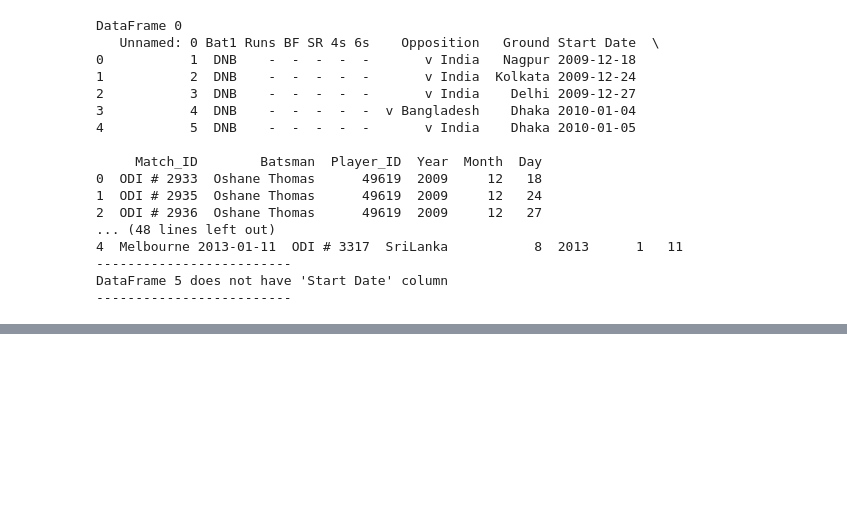
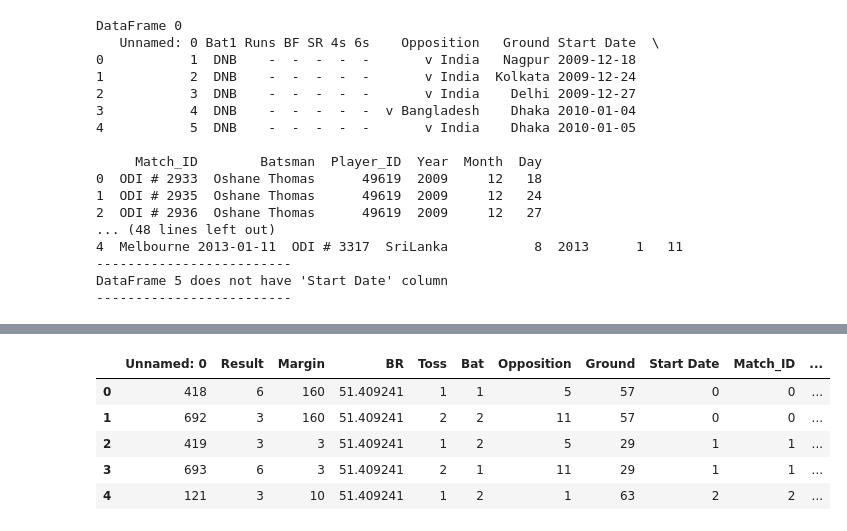
Before and after one commit to JaveriaIrfan686/Cricket-Player-Performance-Prediction-using-machine-learning, a Jupyter notebook: Cricket Player Performance Predict.ipynb, the cells around one changed output, grey strips where cells are left out. Cells and saved outputs as stored; diff of their text form; code cells hidden in the pictures; blank space fills up the shorter version.

```diff
--- a/Cricket Player Performance Predict.ipynb
+++ b/Cricket Player Performance Predict.ipynb
@@ -585,0 +656,10 @@ bowlerData_df.head()
+# %%
+#checked encoded dataset
+ODIMatchResults_df.head()
+# %% [output]
+|  | Unnamed: 0 | Result | Margin | BR | Toss | Bat | Opposition | Ground | Start Date | Match_ID | ... |
+| 0 | 418 | 6 | 160 | 51.409241 | 1 | 1 | 5 | 57 | 0 | 0 | ... |
+| 1 | 692 | 3 | 160 | 51.409241 | 2 | 2 | 11 | 57 | 0 | 0 | ... |
+| 2 | 419 | 3 | 3 | 51.409241 | 1 | 2 | 5 | 29 | 1 | 1 | ... |
+| 3 | 693 | 6 | 3 | 51.409241 | 2 | 1 | 11 | 29 | 1 | 1 | ... |
+| 4 | 121 | 3 | 10 | 51.409241 | 1 | 2 | 1 | 63 | 2 | 2 | ... |
```
Also changed, not shown: parts of 17 cells of this notebook.
